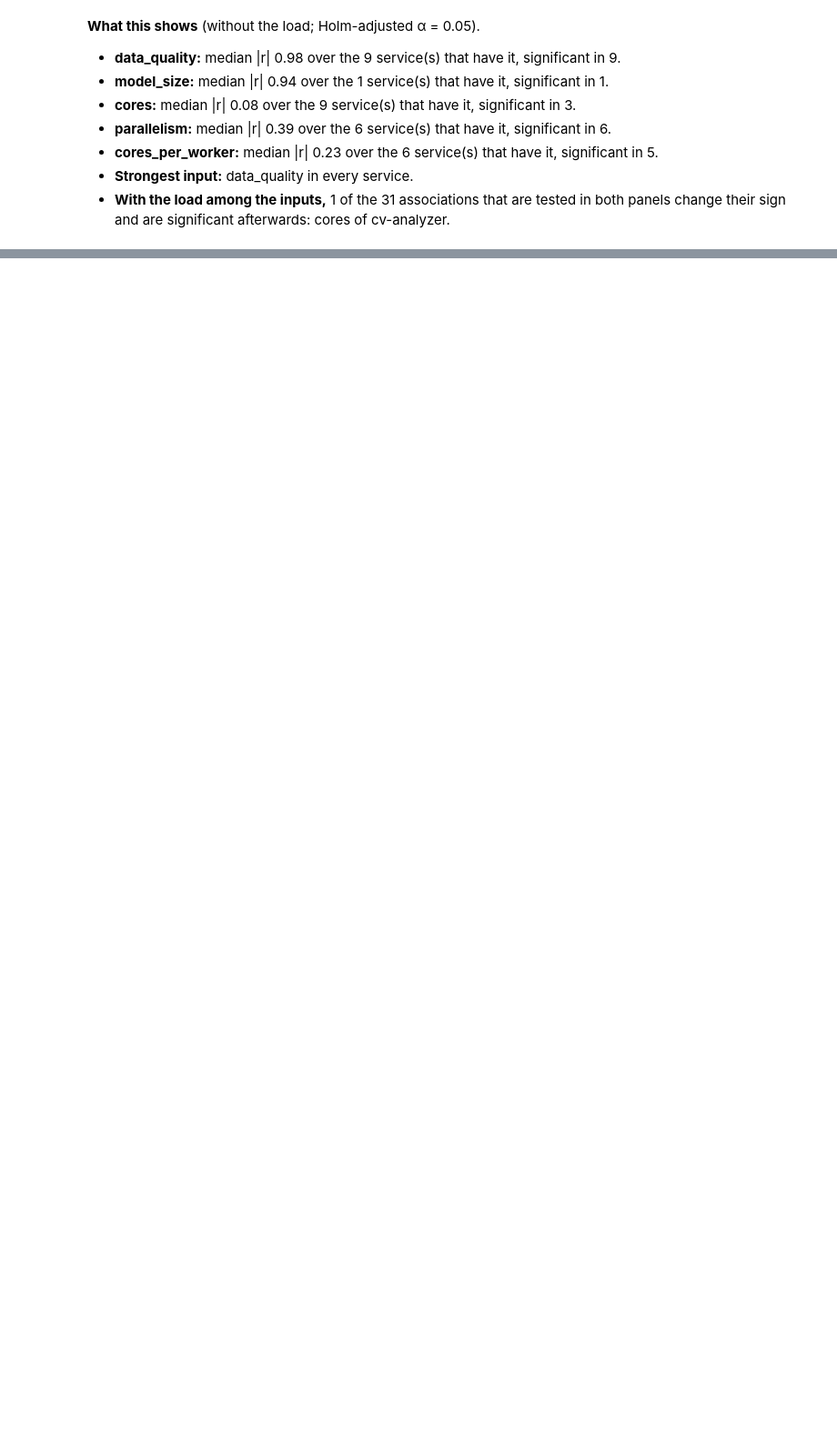
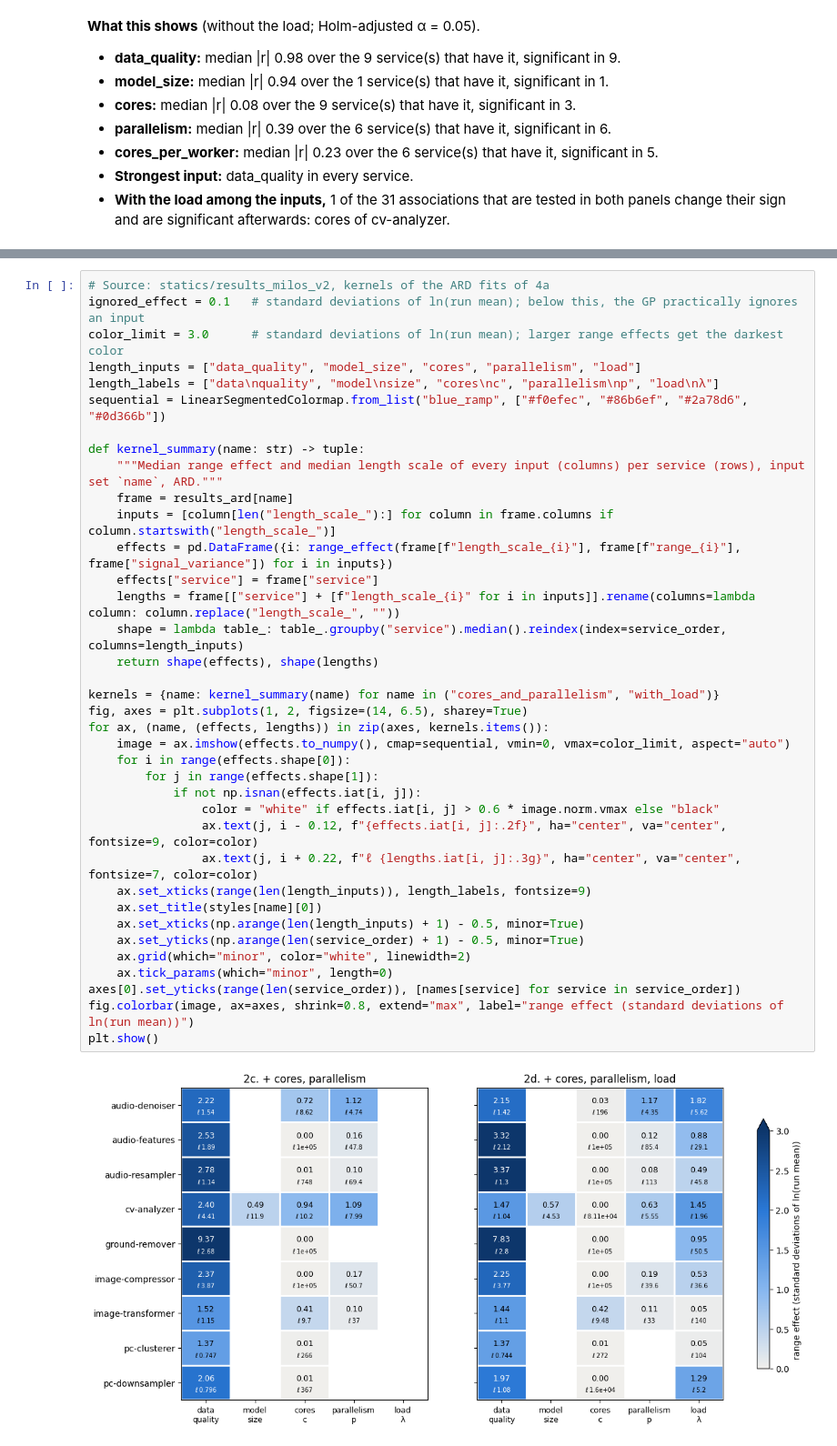
Before and after one commit to borissedlak/composable-autonomous-offerings, a Jupyter notebook: notebooks/tsc/explain_8_which_inputs_predict_execution_time_v2.ipynb, the cells around one changed output, grey strips where cells are left out. Shown at 91% size. Drawn from its saved outputs; the diff is of its cells as text; blank space fills up the shorter version.

Commit message:
add ard gps and kernel range effects to explain_8
Co-Authored-By: Claude Opus 5.5 <noreply@anthropic.com>

```diff
--- a/notebooks/tsc/explain_8_which_inputs_predict_execution_time_v2.ipynb
+++ b/notebooks/tsc/explain_8_which_inputs_predict_execution_time_v2.ipynb
@@ -336,0 +456,39 @@ display(Markdown(
+# %%
+# Source: statics/results_milos_v2, kernels of the ARD fits of 4a
+ignored_effect = 0.1   # standard deviations of ln(run mean); below this, the GP practically ignores an input
+color_limit = 3.0      # standard deviations of ln(run mean); larger range effects get the darkest color
+length_inputs = ["data_quality", "model_size", "cores", "parallelism", "load"]
+length_labels = ["data\nquality", "model\nsize", "cores\nc", "parallelism\np", "load\nλ"]
+sequential = LinearSegmentedColormap.from_list("blue_ramp", ["#f0efec", "#86b6ef", "#2a78d6", "#0d366b"])
+
+def kernel_summary(name: str) -> tuple:
+    """Median range effect and median length scale of every input (columns) per service (rows), input set `name`, ARD."""
+    frame = results_ard[name]
+    inputs = [column[len("length_scale_"):] for column in frame.columns if column.startswith("length_scale_")]
+    effects = pd.DataFrame({i: range_effect(frame[f"length_scale_{i}"], frame[f"range_{i}"], frame["signal_variance"]) for i in inputs})
+    effects["service"] = frame["service"]
+    lengths = frame[["service"] + [f"length_scale_{i}" for i in inputs]].rename(columns=lambda column: column.replace("length_scale_", ""))
+    shape = lambda table_: table_.groupby("service").median().reindex(index=service_order, columns=length_inputs)
+    return shape(effects), shape(lengths)
+
+kernels = {name: kernel_summary(name) for name in ("cores_and_parallelism", "with_load")}
+fig, axes = plt.subplots(1, 2, figsize=(14, 6.5), sharey=True)
+for ax, (name, (effects, lengths)) in zip(axes, kernels.items()):
+    image = ax.imshow(effects.to_numpy(), cmap=sequential, vmin=0, vmax=color_limit, aspect="auto")
+    for i in range(effects.shape[0]):
+        for j in range(effects.shape[1]):
+            if not np.isnan(effects.iat[i, j]):
+                color = "white" if effects.iat[i, j] > 0.6 * image.norm.vmax else "black"
+                ax.text(j, i - 0.12, f"{effects.iat[i, j]:.2f}", ha="center", va="center", fontsize=9, color=color)
+                ax.text(j, i + 0.22, f"ℓ {lengths.iat[i, j]:.3g}", ha="center", va="center", fontsize=7, color=color)
+    ax.set_xticks(range(len(length_inputs)), length_labels, fontsize=9)
+    ax.set_title(styles[name][0])
+    ax.set_xticks(np.arange(len(length_inputs) + 1) - 0.5, minor=True)
+    ax.set_yticks(np.arange(len(service_order) + 1) - 0.5, minor=True)
+    ax.grid(which="minor", color="white", linewidth=2)
+    ax.tick_params(which="minor", length=0)
+axes[0].set_yticks(range(len(service_order)), [names[service] for service in service_order])
+fig.colorbar(image, ax=axes, shrink=0.8, extend="max", label="range effect (standard deviations of ln(run mean))")
+plt.show()
+# %% [output]
+[figure, added]
```
Also changed, not shown: parts of 10 cells of this notebook, 8 other files.
